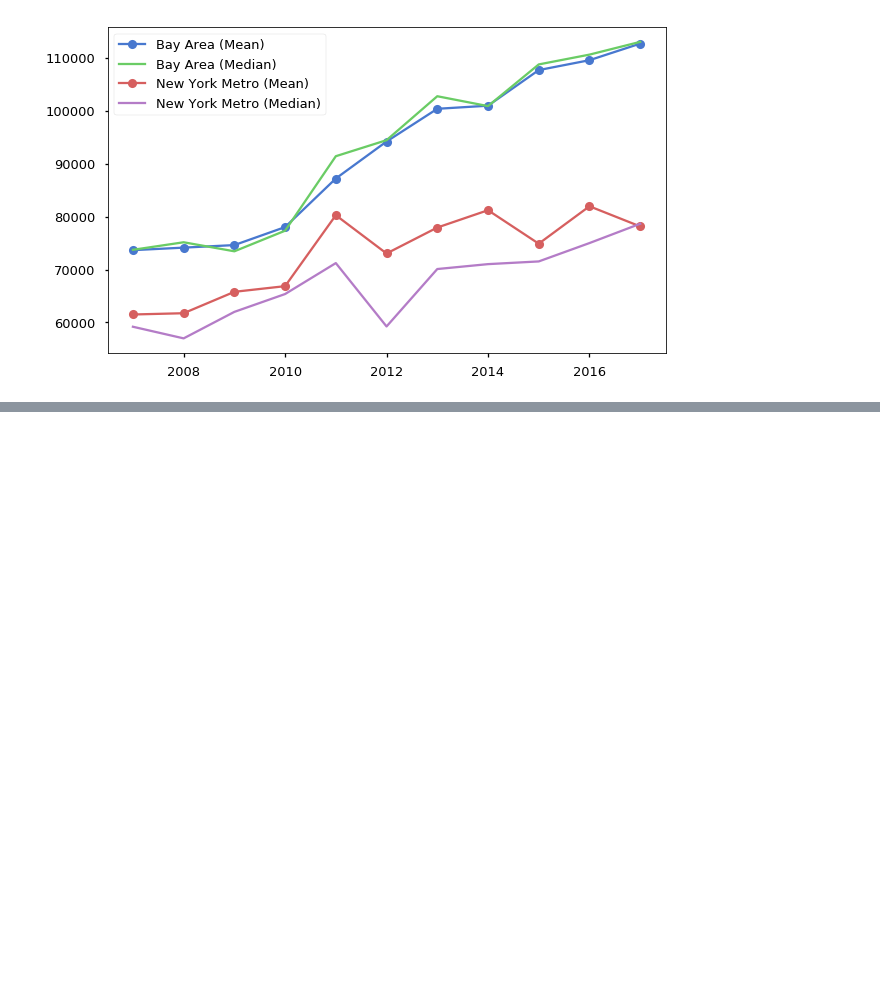
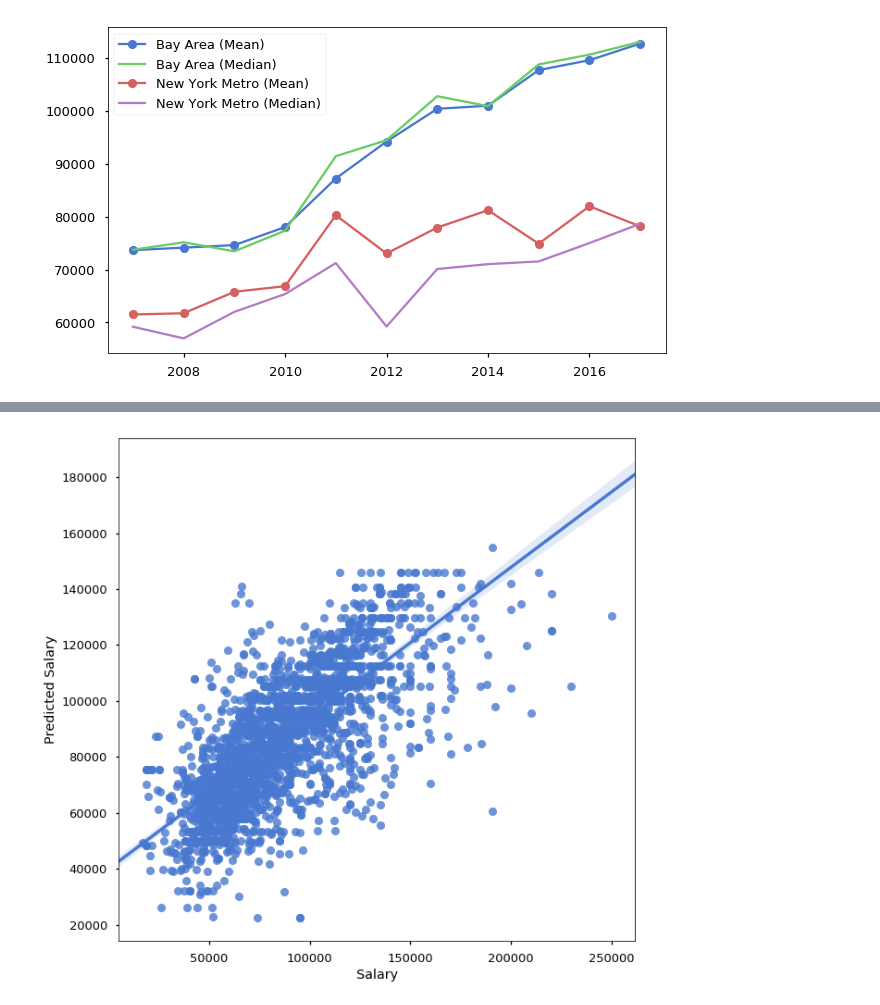
Before and after one commit to ktc312/Data-Analysis-Example, a Jupyter notebook: Taiwanese PERM data anaylsis.ipynb, the cells around one changed output, grey strips where cells are left out. Drawn from its saved outputs; the diff is of its cells as text; code cells hidden in the pictures; blank space fills up the shorter version.

Commit message:
add model

```diff
--- a/Taiwanese PERM data anaylsis.ipynb
+++ b/Taiwanese PERM data anaylsis.ipynb
@@ -595,0 +604,7 @@ plt.legend();
+# %%
+# focus on only Bay area and New York Metro area
+reg_df = perm.loc[perm.Area.notnull()].copy()
+reg_df['Year'] = reg_df.Date.dt.year
+
+model=ols('Salary ~ C(Level)+C(Area)+C(Cat)+C(Year)+C(Level)*C(Area)', data=reg_df).fit()
+model.summary()
@@ -595,0 +645,8 @@ plt.legend();
+# %%
+predictions = model.predict(reg_df[['Level','Area','Cat','Year']]).rename('Predicted Salary')
+reg_df = reg_df.join(predictions)
+
+plt.figure(figsize=(10, 10))
+sns.regplot(x="Salary", y="Predicted Salary", data=reg_df);
+# %% [output]
+[figure, added]
```
Also changed, not shown: parts of 9 cells of this notebook.
